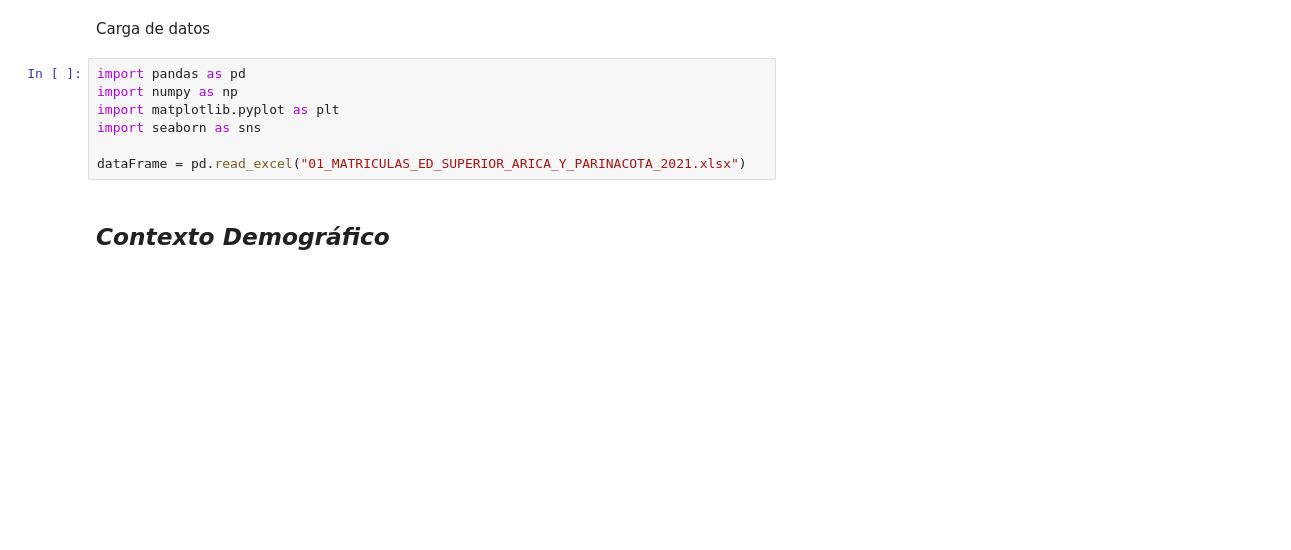
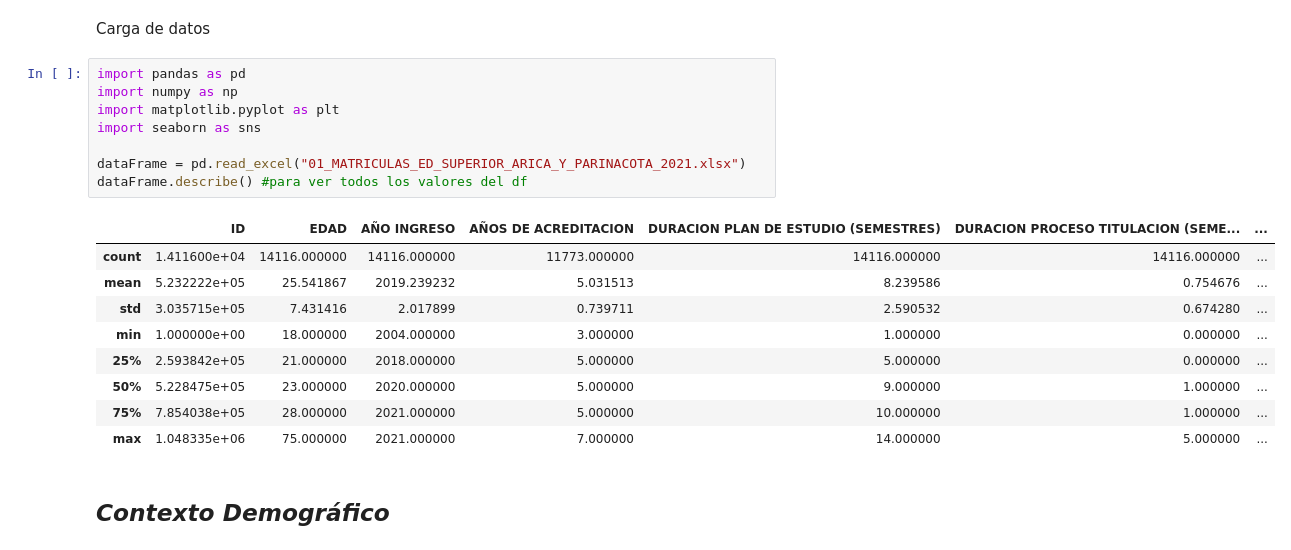
Before and after one commit to DiegoPyLL/ProyectoMat_EV1, a Jupyter notebook: TrabajoPractico.ipynb, the cells around one changed output. Saved outputs shown, nothing was run; the diff lists cells and outputs as text; blank space fills up the shorter version.

```diff
--- a/TrabajoPractico.ipynb
+++ b/TrabajoPractico.ipynb
@@ -35,10 +35,21 @@ Carga de datos
 # %%
 import pandas as pd
 import numpy as np
 import matplotlib.pyplot as plt
 import seaborn as sns
 
 dataFrame = pd.read_excel("01_MATRICULAS_ED_SUPERIOR_ARICA_Y_PARINACOTA_2021.xlsx")
+dataFrame.describe() #para ver todos los valores del df
+# %% [output]
+|  | ID | EDAD | AÑO INGRESO | AÑOS DE ACREDITACION | DURACION PLAN DE ESTUDIO (SEMESTRES) | DURACION PROCESO TITULACION (SEME... | ... |
+| count | 1.411600e+04 | 14116.000000 | 14116.000000 | 11773.000000 | 14116.000000 | 14116.000000 | ... |
+| mean | 5.232222e+05 | 25.541867 | 2019.239232 | 5.031513 | 8.239586 | 0.754676 | ... |
+| std | 3.035715e+05 | 7.431416 | 2.017899 | 0.739711 | 2.590532 | 0.674280 | ... |
+| min | 1.000000e+00 | 18.000000 | 2004.000000 | 3.000000 | 1.000000 | 0.000000 | ... |
+| 25% | 2.593842e+05 | 21.000000 | 2018.000000 | 5.000000 | 5.000000 | 0.000000 | ... |
+| 50% | 5.228475e+05 | 23.000000 | 2020.000000 | 5.000000 | 9.000000 | 1.000000 | ... |
+| 75% | 7.854038e+05 | 28.000000 | 2021.000000 | 5.000000 | 10.000000 | 1.000000 | ... |
+| max | 1.048335e+06 | 75.000000 | 2021.000000 | 7.000000 | 14.000000 | 5.000000 | ... |
 # %% [markdown]
 ## ***Contexto Demográfico***
 # %% [markdown]
```
Also changed, not shown: parts of 6 cells of this notebook.
